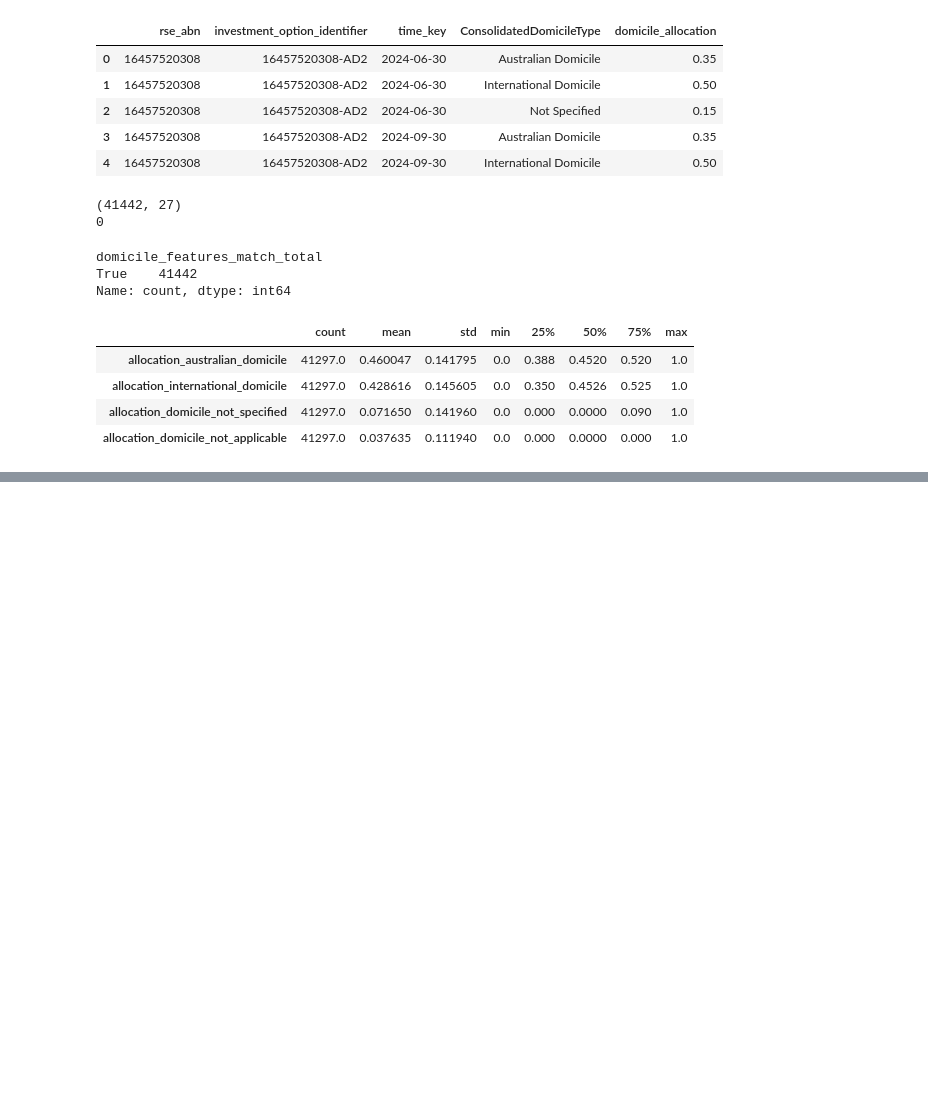
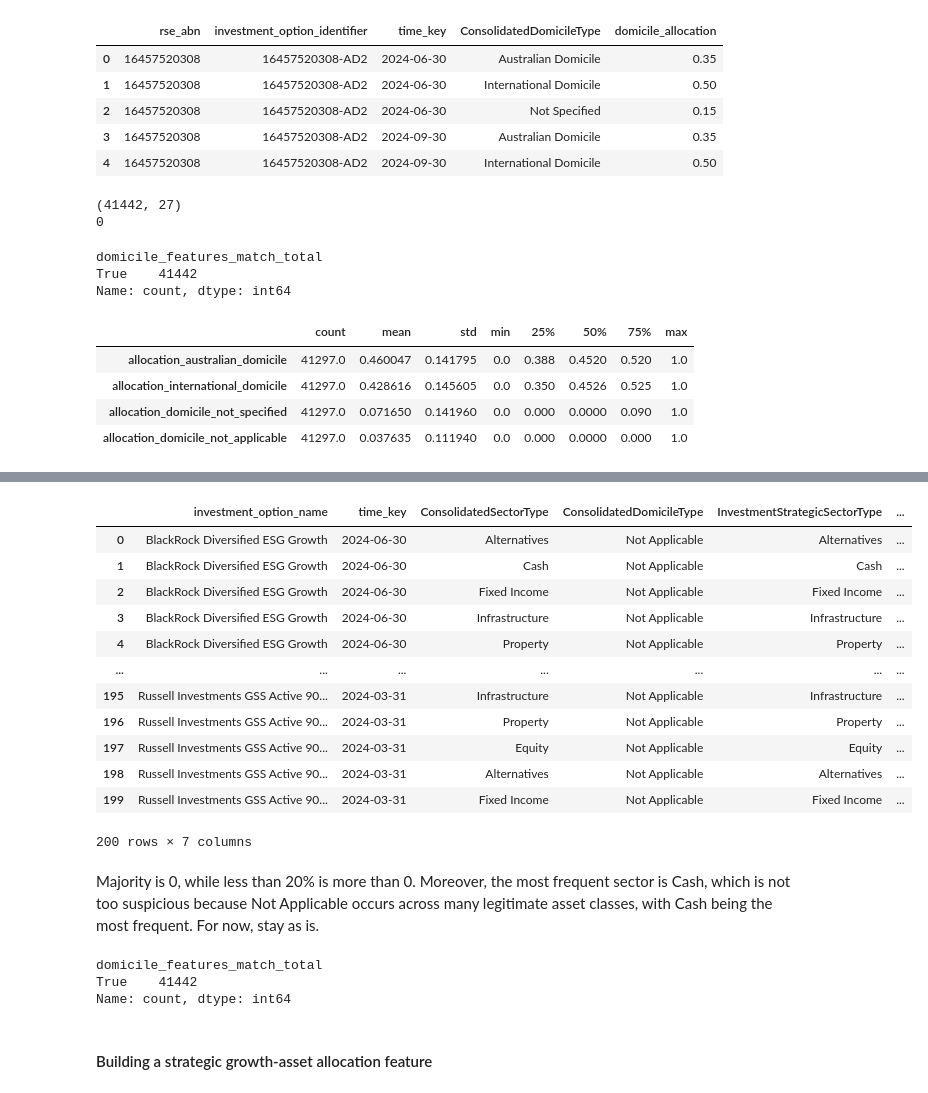
Before and after one commit to terra9/superannuation-performance-early-warning, a Jupyter notebook: notebooks/apra_data_audit.ipynb, the cells around one changed output, grey strips where cells are left out. Cells and saved outputs as stored; diff of their text form; code cells hidden in the pictures; blank space fills up the shorter version.

Commit message:
Checked the not applicable distribution, started analysing Sector and Listing type for growth-asset allocation weight.

```diff
--- a/notebooks/apra_data_audit.ipynb
+++ b/notebooks/apra_data_audit.ipynb
@@ -5783,0 +5862,73 @@ The total looks appropriate. Not Applicable looks strange as most
+# %%
+# inspect not applicable but 100% allocation
+full_not_applicable = (
+    option_period_saa_features.loc[
+        np.isclose(
+            option_period_saa_features[
+                "allocation_domicile_not_applicable"
+            ],
+            1.0,
+            atol=1e-6
+        ),
+        option_period_keys
+        + [
+            "allocation_australian_domicile",
+            "allocation_international_domicile",
+            "allocation_domicile_not_specified",
+            "allocation_domicile_not_applicable",
+        ]
+    ]
+    .copy()
+)
+
+len(full_not_applicable)
+
+full_not_applicable_raw = (
+    full_not_applicable[
+        option_period_keys
+    ]
+    .merge(
+        historical_saa,
+        on=option_period_keys,
+        how="left",
+        validate="one_to_many"
+    )
+)
+
+full_not_applicable_raw[
+    [
+        "investment_option_name",
+        "time_key",
+        "ConsolidatedSectorType",
+        "ConsolidatedDomicileType",
+        "InvestmentStrategicSectorType",
+        "InvestmentStrategicSectorDomicileType",
+        "InvestmentBenchmarkAllocationPercent",
+    ]
+]
+# %% [output]
+|  | investment_option_name | time_key | ConsolidatedSectorType | ConsolidatedDomicileType | InvestmentStrategicSectorType | ... |
+| 0 | BlackRock Diversified ESG Growth | 2024-06-30 | Alternatives | Not Applicable | Alternatives | ... |
+| 1 | BlackRock Diversified ESG Growth | 2024-06-30 | Cash | Not Applicable | Cash | ... |
+| 2 | BlackRock Diversified ESG Growth | 2024-06-30 | Fixed Income | Not Applicable | Fixed Income | ... |
+| 3 | BlackRock Diversified ESG Growth | 2024-06-30 | Infrastructure | Not Applicable | Infrastructure | ... |
+| 4 | BlackRock Diversified ESG Growth | 2024-06-30 | Property | Not Applicable | Property | ... |
+| ... | ... | ... | ... | ... | ... | ... |
+| 195 | Russell Investments GSS Active 90... | 2024-03-31 | Infrastructure | Not Applicable | Infrastructure | ... |
+| 196 | Russell Investments GSS Active 90... | 2024-03-31 | Property | Not Applicable | Property | ... |
+| 197 | Russell Investments GSS Active 90... | 2024-03-31 | Equity | Not Applicable | Equity | ... |
+| 198 | Russell Investments GSS Active 90... | 2024-03-31 | Alternatives | Not Applicable | Alternatives | ... |
+| 199 | Russell Investments GSS Active 90... | 2024-03-31 | Fixed Income | Not Applicable | Fixed Income | ... |
+200 rows × 7 columns
+# %% [markdown]
+Majority is 0, while less than 20% is more than 0. Moreover, the most frequent sector is Cash, which is not too suspicious because Not Applicable occurs across many legitimate asset classes, with Cash being the most frequent. For now, stay as is.
+# %%
+option_period_saa_features[
+    "domicile_features_match_total"
+].value_counts()
+# %% [output]
+domicile_features_match_total
+True    41442
+Name: count, dtype: int64
+# %% [markdown]
+#### Building a strategic growth-asset allocation feature
```
Also changed, not shown: parts of 8 cells of this notebook.
